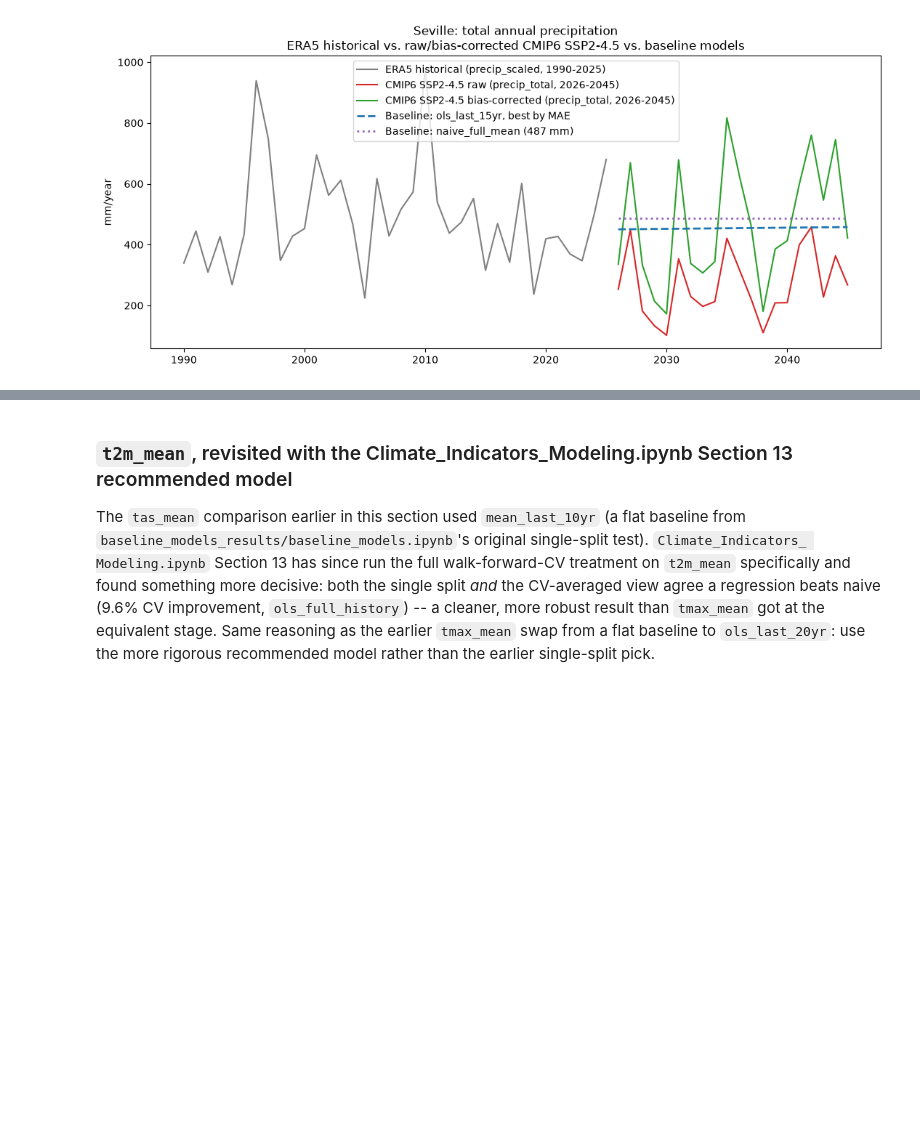
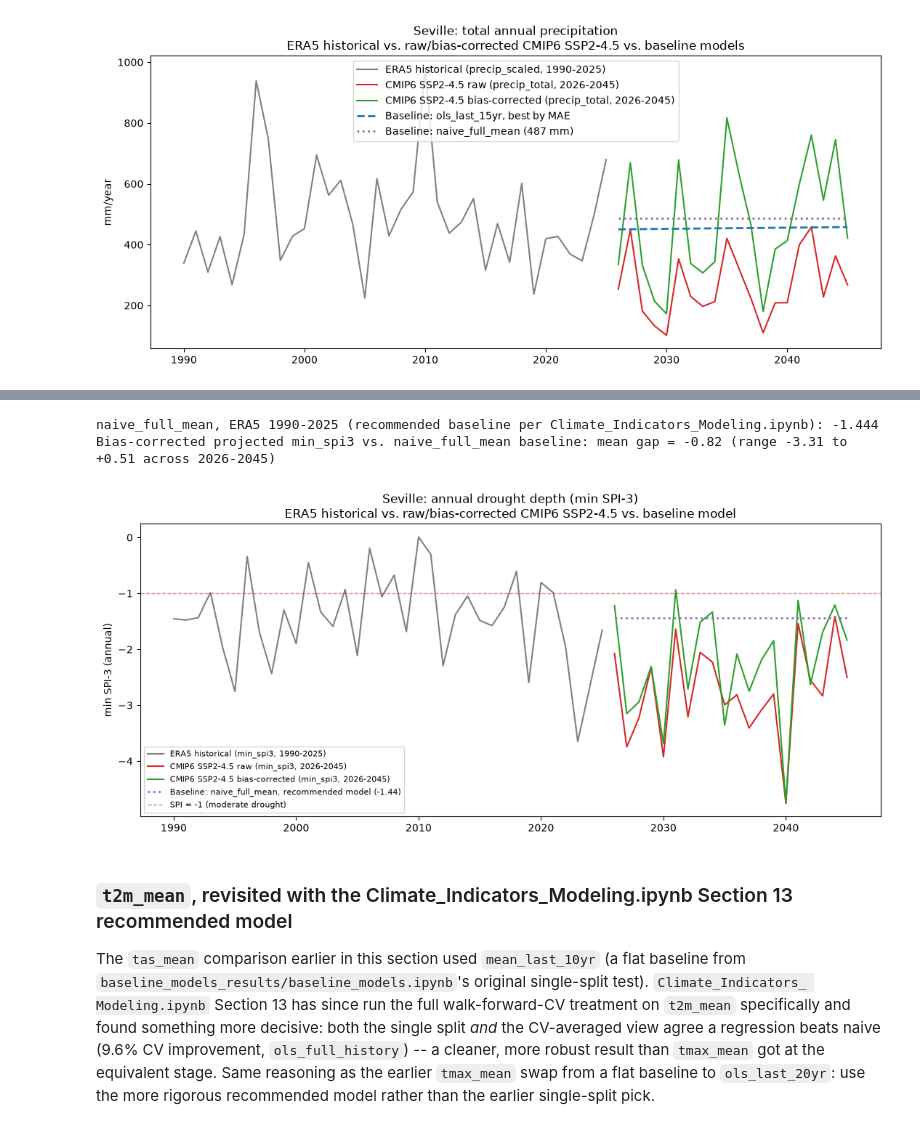
Before and after one commit to kazaraba/SECS_capstone_project, a Jupyter notebook: Projected_SSP2-4.5/notebooks/seville_cmip6_projection_eda.ipynb, the cells around one changed output, grey strips where cells are left out. Drawn from its saved outputs; the diff is of its cells as text; code cells hidden in the pictures; blank space fills up the shorter version.

```diff
--- a/Projected_SSP2-4.5/notebooks/seville_cmip6_projection_eda.ipynb
+++ b/Projected_SSP2-4.5/notebooks/seville_cmip6_projection_eda.ipynb
@@ -1088,3 +1107,47 @@ Best by MAE: ols_last_15yr
+# %%
+# min_spi3 comparison, same Section 16 pattern as tas_mean/tmax_mean/precip_total above.
+era5_spi3 = pd.read_csv("../../Historical/eda_outputs/seville/seville_spi3_annual.csv", index_col="year")["min_spi3"]
+proj_spi3 = pd.read_csv("../eda_outputs/seville/seville_projection_spi3_annual.csv",
+                         index_col="year")
+
+baseline_spi3_naive_full = era5_spi3.mean()
+print(f"naive_full_mean, ERA5 1990-2025 (recommended baseline per Climate_Indicators_Modeling.ipynb): "
+      f"{baseline_spi3_naive_full:.3f}")
+
+min_spi3_compare = pd.DataFrame({
+    "era5_historical": era5_spi3,
+    "cmip6_raw": proj_spi3["min_spi3_raw"],
+    "cmip6_biascorrected": proj_spi3["min_spi3_corrected"],
+})
+min_spi3_compare["baseline_naive_full_mean"] = pd.Series(
+    baseline_spi3_naive_full, index=proj_spi3.index).reindex(min_spi3_compare.index)
+min_spi3_compare.to_csv(OUT / "seville_min_spi3_era5_vs_cmip6_raw_vs_corrected.csv")
+
+gap = min_spi3_compare.loc[proj_spi3.index, "cmip6_biascorrected"] - baseline_spi3_naive_full
+print(f"Bias-corrected projected min_spi3 vs. naive_full_mean baseline: mean gap = {gap.mean():+.2f} "
+      f"(range {gap.min():+.2f} to {gap.max():+.2f} across 2026-2045)")
+
+fig, ax = plt.subplots(figsize=(11, 5))
+ax.plot(min_spi3_compare.index, min_spi3_compare["era5_historical"],
+        label="ERA5 historical (min_spi3, 1990-2025)", color="gray")
+ax.plot(min_spi3_compare.index, min_spi3_compare["cmip6_raw"],
+        label="CMIP6 SSP2-4.5 raw (min_spi3, 2026-2045)", color="tab:red")
+ax.plot(min_spi3_compare.index, min_spi3_compare["cmip6_biascorrected"],
+        label="CMIP6 SSP2-4.5 bias-corrected (min_spi3, 2026-2045)", color="tab:green")
+ax.plot(proj_spi3.index, min_spi3_compare.loc[proj_spi3.index, "baseline_naive_full_mean"],
+        ":", linewidth=2, color="tab:purple",
+        label=f"Baseline: naive_full_mean, recommended model ({baseline_spi3_naive_full:.2f})")
+ax.axhline(-1, color="#c0392b", linestyle="--", linewidth=1, alpha=0.6, label="SPI = -1 (moderate drought)")
+ax.set_ylabel("min SPI-3 (annual)")
+ax.set_title("Seville: annual drought depth (min SPI-3)\n"
+             "ERA5 historical vs. raw/bias-corrected CMIP6 SSP2-4.5 vs. baseline model")
+ax.legend(fontsize=8)
+plt.tight_layout()
+plt.show()
+# %% [output]
+naive_full_mean, ERA5 1990-2025 (recommended baseline per Climate_Indicators_Modeling.ipynb): -1.444
+Bias-corrected projected min_spi3 vs. naive_full_mean baseline: mean gap = -0.82 (range -3.31 to +0.51 across 2026-2045)
+[figure, added]
 # %% [markdown]
 ### `t2m_mean`, revisited with the Climate_Indicators_Modeling.ipynb Section 13 recommended model
 
```
Also changed, not shown: parts of 4 cells of this notebook, 42 other files.
